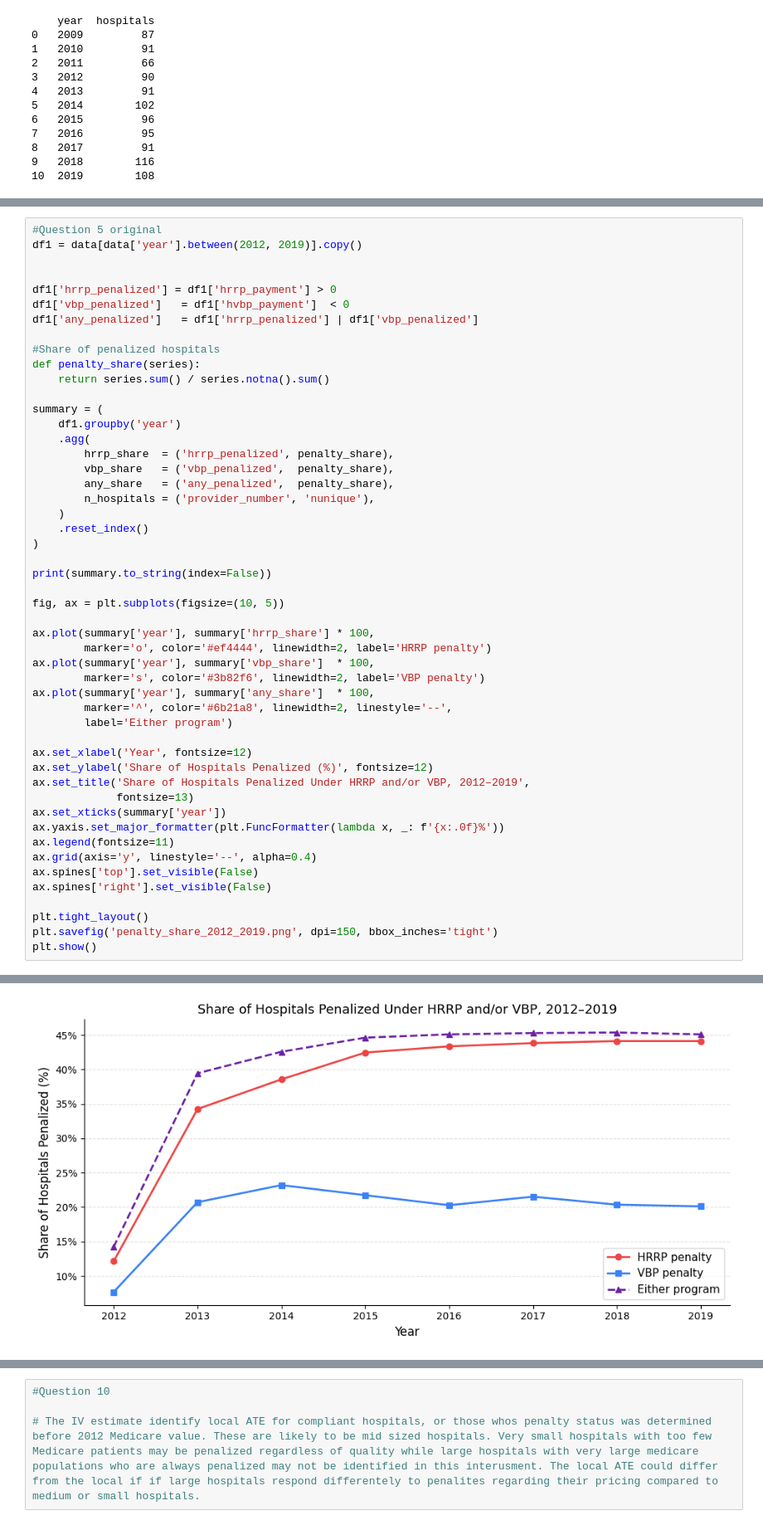
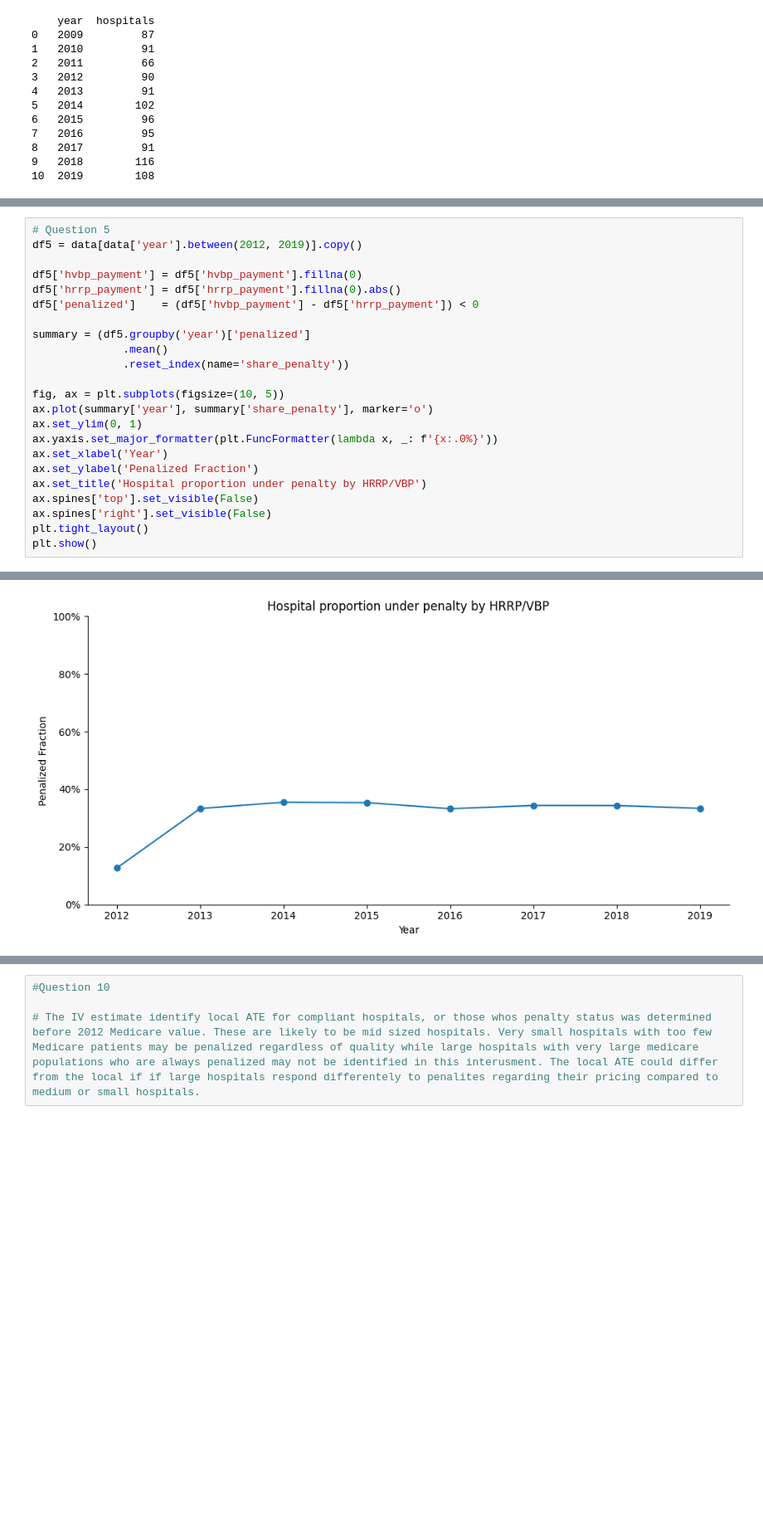
Before and after one commit to SebastianKou/HW4, a Jupyter notebook: HW4-answers.ipynb, the cells around one changed output, grey strips where cells are left out. Shown at 83% size. Cells and saved outputs as stored; diff of their text form; blank space fills up the shorter version.

```diff
--- a/HW4-answers.ipynb
+++ b/HW4-answers.ipynb
@@ -170,51 +173,24 @@ See the caveats in the documentation: https://pandas.pydata.org/pandas-docs/stab
 # %%
-#Question 5 original
-df1 = data[data['year'].between(2012, 2019)].copy()
+# Question 5
+df5 = data[data['year'].between(2012, 2019)].copy()
 
+df5['hvbp_payment'] = df5['hvbp_payment'].fillna(0)
+df5['hrrp_payment'] = df5['hrrp_payment'].fillna(0).abs()
+df5['penalized']    = (df5['hvbp_payment'] - df5['hrrp_payment']) < 0
 
-df1['hrrp_penalized'] = df1['hrrp_payment'] > 0
-df1['vbp_penalized']   = df1['hvbp_payment']  < 0
-df1['any_penalized']   = df1['hrrp_penalized'] | df1['vbp_penalized']
-
-#Share of penalized hospitals
-def penalty_share(series):
-    return series.sum() / series.notna().sum()
-
-summary = (
-    df1.groupby('year')
-    .agg(
-        hrrp_share  = ('hrrp_penalized', penalty_share),
-        vbp_share   = ('vbp_penalized',  penalty_share),
-        any_share   = ('any_penalized',  penalty_share),
-        n_hospitals = ('provider_number', 'nunique'),
-    )
-    .reset_index()
-)
-
-print(summary.to_string(index=False))
+summary = (df5.groupby('year')['penalized']
+              .mean()
+              .reset_index(name='share_penalty'))
 
 fig, ax = plt.subplots(figsize=(10, 5))
-
-ax.plot(summary['year'], summary['hrrp_share'] * 100,
-        marker='o', color='#ef4444', linewidth=2, label='HRRP penalty')
-ax.plot(summary['year'], summary['vbp_share']  * 100,
-        marker='s', color='#3b82f6', linewidth=2, label='VBP penalty')
-ax.plot(summary['year'], summary['any_share']  * 100,
-        marker='^', color='#6b21a8', linewidth=2, linestyle='--',
-        label='Either program')
-
-ax.set_xlabel('Year', fontsize=12)
-ax.set_ylabel('Share of Hospitals Penalized (%)', fontsize=12)
-ax.set_title('Share of Hospitals Penalized Under HRRP and/or VBP, 2012–2019',
-             fontsize=13)
-ax.set_xticks(summary['year'])
-ax.yaxis.set_major_formatter(plt.FuncFormatter(lambda x, _: f'{x:.0f}%'))
-ax.legend(fontsize=11)
-ax.grid(axis='y', linestyle='--', alpha=0.4)
+ax.plot(summary['year'], summary['share_penalty'], marker='o')
+ax.set_ylim(0, 1)
+ax.yaxis.set_major_formatter(plt.FuncFormatter(lambda x, _: f'{x:.0%}'))
+ax.set_xlabel('Year')
+ax.set_ylabel('Penalized Fraction')
+ax.set_title('Hospital proportion under penalty by HRRP/VBP')
 ax.spines['top'].set_visible(False)
 ax.spines['right'].set_visible(False)
-
 plt.tight_layout()
-plt.savefig('penalty_share_2012_2019.png', dpi=150, bbox_inches='tight')
 plt.show()
 # %% [output]
@@ -230 +197 @@ plt.show()
-[figure, old version]
+[figure, new version]
```
Also changed, not shown: parts of 10 cells of this notebook.
